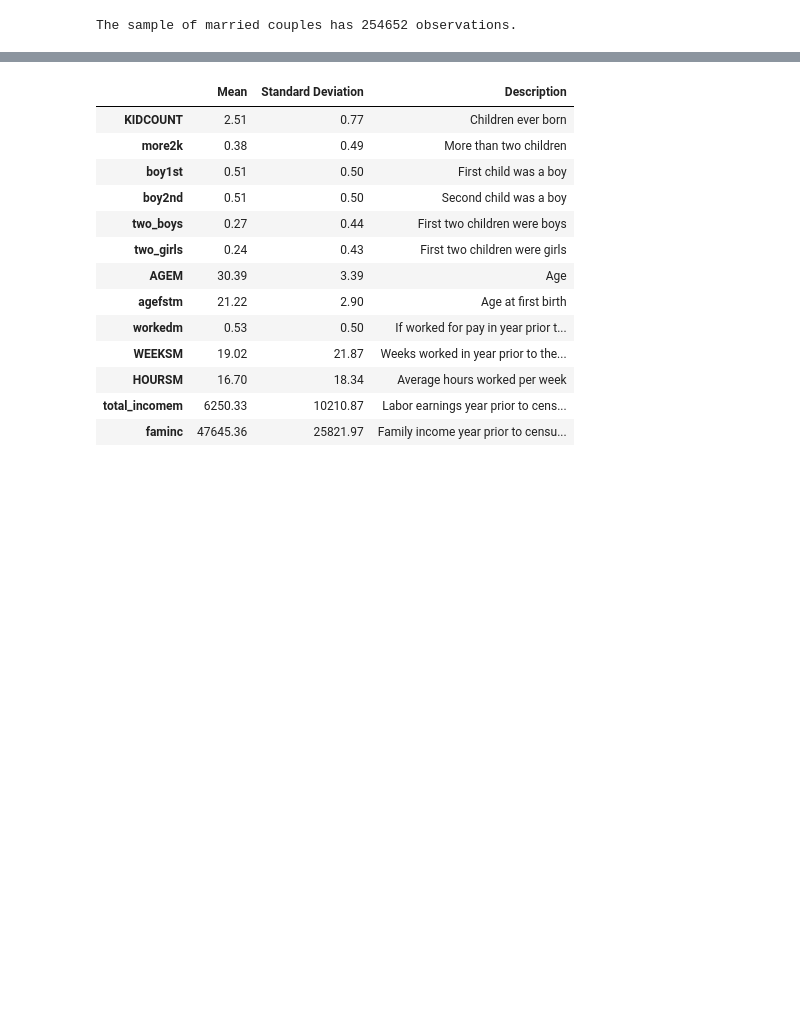
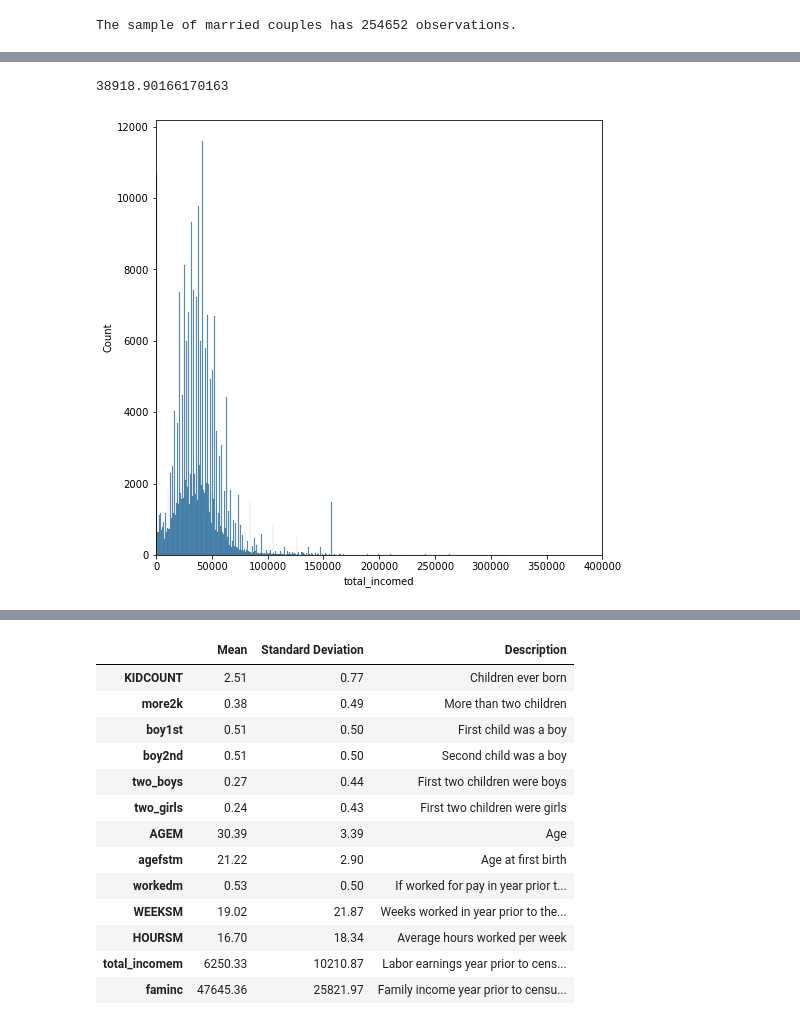
Before and after one commit to carolinalvarez/angrist-and-evans-1998-python, a Jupyter notebook: Angrist_and_Evans_1998.ipynb, the cells around one changed output, grey strips where cells are left out. Drawn from its saved outputs; the diff is of its cells as text; code cells hidden in the pictures; blank space fills up the shorter version.

```diff
--- a/Angrist_and_Evans_1998.ipynb
+++ b/Angrist_and_Evans_1998.ipynb
@@ -252,23 +248,32 @@ data.loc[(data["blackd"] != 1) & (data["hispd"] != 1) & (data["whited"] != 1), "
 # %%
 #constructing education var for mom
 data["educm"] = np.where(
-    (data["FINGRADM"] == 1) | (data['FINGRADM'] == 2), data["GRADEM"] - 3, data["GRADEM"] - 2)
+    ((data["FINGRADM"] == 1) | (data['FINGRADM'] == 2)), data["GRADEM"] - 2, data["GRADEM"] - 3)
+#data["educm_max"]=((np.maximum(0, data.educm)))
 
 #highschool graduated
-data["hsgrad"]= np.NaN
-data.loc[data["educm"] == 12, "hsgrad"] = 1
+data["hsgrad"]=np.where(
+    (data["educm"] == 12), 1, 0)
+#data["hsgrad"]= np.NaN
+#data.loc[data["educm"] == 12, "hsgrad"] = 1
 
 #highschoool or more
-data["moregrad"]= np.NaN
-data.loc[data["educm"] > 12, "moregrad"] = 1
+data["moregrad"]=np.where(
+    (data["educm"] > 12), 1, 0)
+#data["moregrad"]= np.NaN
+#data.loc[data["educm"] > 12, "moregrad"] = 1
+
+#Less than highschool
+data["lessgrad"]=np.where(
+    (data["educm"] < 12), 1, 0)
 # %%
 # constructing income variables for labor market supply
 #dad income
-data["total_incomed"]=(data.INCOME1D + np.maximum(data.INCOME2D, 0))*2.099173554 #taking into account neg values
+data["total_incomed"]=(data.INCOME1D + np.maximum(0, data.INCOME2D))*2.099173554 #taking into account neg values
 #reported in INCOME2D and deflating wages as stated in Angrist and Evans (1998)
 
 #mom income
-data["total_incomem"]=(data.INCOME1M + np.maximum(data.INCOME2M, 0))*2.099173554 #taking into account neg values
+data["total_incomem"]=(data.INCOME1M + np.maximum(0, data.INCOME2M))*2.099173554 #taking into account neg values
 #reported in INCOME2M and deflating wages as stated in Angrist and Evans (1998)
 
 #family income
@@ -465,0 +471,16 @@ msample.describe()
+# %%
+def plot_distribution(data, variable):
+
+    plot=plt.figure(figsize=(8,8))
+    plot=plt.xlim(0,400000)
+    plot=plt.xlabel(variable)
+    plot=plt.ylabel('Count')
+    plot=sns.histplot(data[variable])
+
+    return plot
+# %%
+plot_distribution(msample, "total_incomed")
+msample["total_incomed"].mean()
+# %% [output]
+38918.90166170163
+[figure, added]
```
Also changed, not shown: parts of 25 cells of this notebook.
